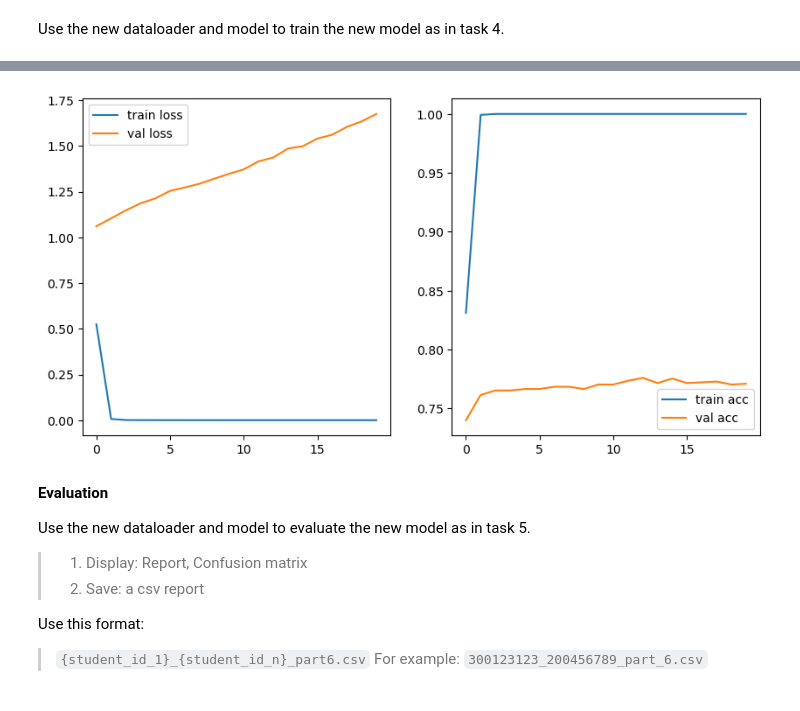
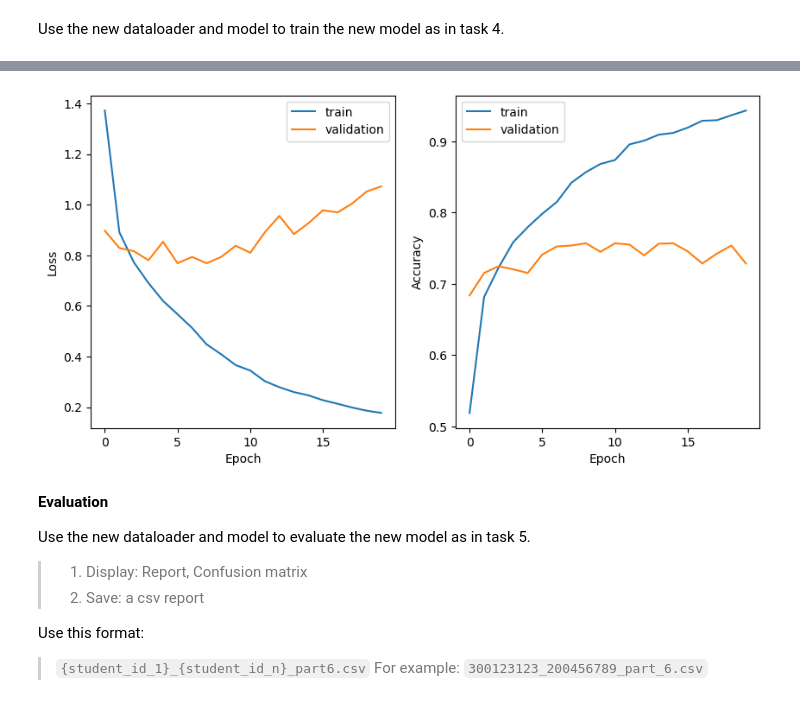
Before and after one commit to Lior-Baruch/NLP, a Jupyter notebook: HW4/Assignment_4_RC.ipynb, the cells around one changed output, grey strips where cells are left out. Saved outputs shown, nothing was run; the diff lists cells and outputs as text; code cells hidden in the pictures.

```diff
--- a/HW4/Assignment_4_RC.ipynb
+++ b/HW4/Assignment_4_RC.ipynb
@@ -691,10 +647,7 @@ E1_END   = '</e1>'
 E2_START = '<e2>'
 E2_END   = '</e2>'
 
-# clear all cuda memory
-DEVICE = 'cpu'
-
-# TO DO
+# add the new tokens to the tokenizer
 new_tokens = [E1_START, E1_END, E2_START, E2_END]
 mtb_tokenizer = BertTokenizer.from_pretrained('bert-base-uncased')
 mtb_tokenizer.add_tokens(new_tokens)
@@ -886,31 +817,38 @@ Create a new model that uses the "entity markers - Entity start" method.
 # %% [markdown]
 Use the new dataloader and model to train the new model as in task 4.
 # %%
-DEVICE = 'cuda'
 class MTB(nn.Module):
     def __init__(self, base_model, num_labels):
         super(MTB, self).__init__()
         self.base_model = base_model
-        # freeze all layer of base model except the classification,pooler and 11th layer
+        self.classifier = nn.Linear(self.base_model.config.hidden_size * 2, num_labels)
+
+        # freeze all layer of base model except the classifier,pooler and 11th layer
         for name, param in self.base_model.named_parameters():
             if 'classifier' not in name and 'pooler' not in name and 'layer.11' not in name:
                 param.requires_grad = False
             else:
                 param.requires_grad = True
 
-        self.classifier = nn.Linear(self.base_model.config.hidden_size * 2, num_labels)
-        print(self.base_model.config.hidden_size)
-
     def forward(self, token_ids, index_tuples):
+        # get the last hidden states from the base model
         outputs = self.base_model.forward(token_ids)
         last_hidden_states = outputs[0]
+
+        # get the indices of the entity markers
         index_tuples_E1 = index_tuples[:,0]
         index_tuples_E2 = index_tuples[:,2]
+
+        # get the representations of the entities
         E1_rep = last_hidden_states[torch.arange(len(index_tuples)), index_tuples_E1]
         E2_rep = last_hidden_states[torch.arange(len(index_tuples)), index_tuples_E2]
 
+        # concatenate the representations of the entities
         E1_E2_rep = torch.cat([E1_rep, E2_rep], dim=1)
+
+        # pass the concatenated representations through the classifier
         logits = self.classifier(E1_E2_rep)
+
         return logits
 # %%
 base_model_MTB = AutoModel.from_pretrained('bert-base-uncased')
@@ -924,7 +862,7 @@ model_MTB = MTB(base_model_MTB, len(id2label_with_entity_markers.keys()))
 model_MTB.to(DEVICE)
 
 model_params = model_MTB.named_parameters()
-last_layer_params = [ p for n, p in model_params if 'classifier' in n or 'pooler' in n or 'layer.11' in n]
+last_layer_params = [param for name, param in model_params if 'classifier' in name or 'pooler' in name or 'layer.11' in name]
 
 # Define the optimizer
 optimizer = torch.optim.Adam(last_layer_params, lr=0.0001)
@@ -1042,0 +976,8 @@ Some weights of the model checkpoint at bert-base-uncased were not used when ini
+# %%
+history_MTB = full_train_MTB(model_MTB, train_dataloader_with_entity_markers, val_dataloader_with_entity_markers, 20, optimizer, loss_fn, DEVICE)
+train_loss_history_MTB, train_acc_history_MTB, val_loss_history_MTB, val_acc_history_MTB = history_MTB
+# Save the model
+torch.save(model_MTB.state_dict(), 'MTB_model.pth')
+# save the history
+with open('MTB_history.pkl', 'wb') as f:
+    pickle.dump([train_loss_history_MTB, train_acc_history_MTB, val_loss_history_MTB, val_acc_history_MTB], f)
@@ -1049,17 +1015,21 @@ with open('MTB_history.pkl', 'rb') as f:
 # %%
 # plot the loss and accuracy
 plt.figure(figsize=(10, 5))
 plt.subplot(1, 2, 1)
-plt.plot(train_loss_history_MTB, label='train loss')
-plt.plot(val_loss_history_MTB, label='val loss')
+plt.plot(train_loss_history_MTB, label='train')
+plt.plot(val_loss_history_MTB, label='validation')
+plt.xlabel('Epoch')
+plt.ylabel('Loss')
 plt.legend()
 plt.subplot(1, 2, 2)
-plt.plot(train_acc_history_MTB, label='train acc')
-plt.plot(val_acc_history_MTB, label='val acc')
+plt.plot(train_acc_history_MTB, label='train')
+plt.plot(val_acc_history_MTB, label='validation')
+plt.xlabel('Epoch')
+plt.ylabel('Accuracy')
 plt.legend()
 plt.show()
 # %% [output]
-[figure, old version]
+[figure, new version]
 # %% [markdown]
 **Evaluation**
 
```
Also changed, not shown: parts of 56 cells of this notebook, 1 other file.
